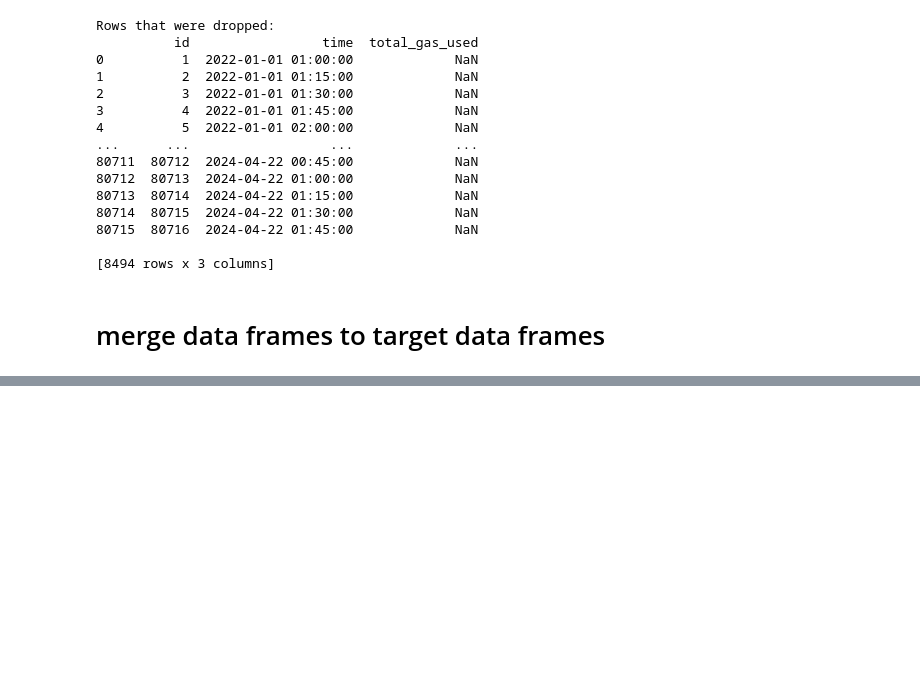
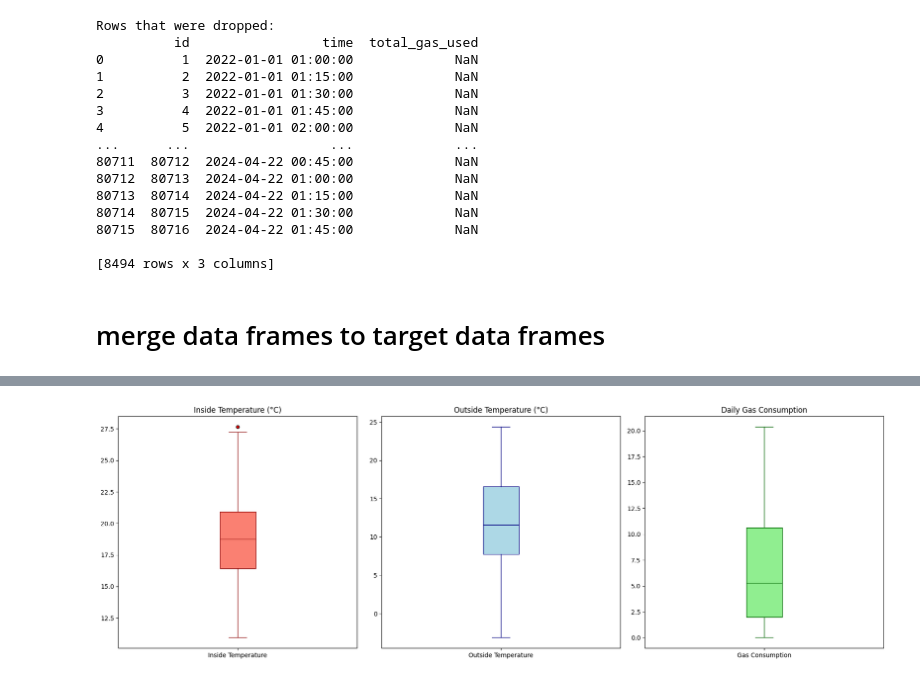
Before and after one commit to phipsrick/GA2024_1, a Jupyter notebook: weather_report/weather_report_Josh.ipynb, the cells around one changed output, grey strips where cells are left out. Drawn from its saved outputs; the diff is of its cells as text; code cells hidden in the pictures; blank space fills up the shorter version.

```diff
--- a/weather_report/weather_report_Josh.ipynb
+++ b/weather_report/weather_report_Josh.ipynb
@@ -174,0 +300,42 @@ df_final.rename(columns={'temperature_y': 'temperature_outside'}, inplace=True)
+# %%
+fig = plt.figure(figsize=(18, 6))
+
+# Inside temperature plot
+ax1 = fig.add_subplot(131)
+ax1.boxplot(df['inside temperature'].dropna(), patch_artist=True,
+            boxprops=dict(facecolor='salmon', color='darkred'),
+            medianprops=dict(color='darkred'),
+            whiskerprops=dict(color='darkred'),
+            capprops=dict(color='darkred'),
+            flierprops=dict(marker='o', markerfacecolor='red', markersize=5, linestyle='none'))
+ax1.set_title('Inside Temperature (°C)')
+ax1.set_xticks([1])
+ax1.set_xticklabels(['Inside Temperature'])
+
+# Outside temperature plot
+ax2 = fig.add_subplot(132)
+ax2.boxplot(df['temperature'].dropna(), patch_artist=True,
+            boxprops=dict(facecolor='lightblue', color='navy'),
+            medianprops=dict(color='navy'),
+            whiskerprops=dict(color='navy'),
+            capprops=dict(color='navy'),
+            flierprops=dict(marker='o', markerfacecolor='blue', markersize=5, linestyle='none'))
+ax2.set_title('Outside Temperature (°C)')
+ax2.set_xticks([1])
+ax2.set_xticklabels(['Outside Temperature'])
+
+# Hourly gas difference plot
+ax3 = fig.add_subplot(133)
+ax3.boxplot(df['daily_gas_difference'].dropna(), patch_artist=True,
+            boxprops=dict(facecolor='lightgreen', color='darkgreen'),
+            medianprops=dict(color='darkgreen'),
+            whiskerprops=dict(color='darkgreen'),
+            capprops=dict(color='darkgreen'),
+            flierprops=dict(marker='o', markerfacecolor='green', markersize=5, linestyle='none'))
+ax3.set_title('Daily Gas Consumption')
+ax3.set_xticks([1])
+ax3.set_xticklabels(['Gas Consumption'])
+plt.tight_layout()
+plt.show()
+# %% [output]
+[figure, added]
```
Also changed, not shown: parts of 14 cells of this notebook.
